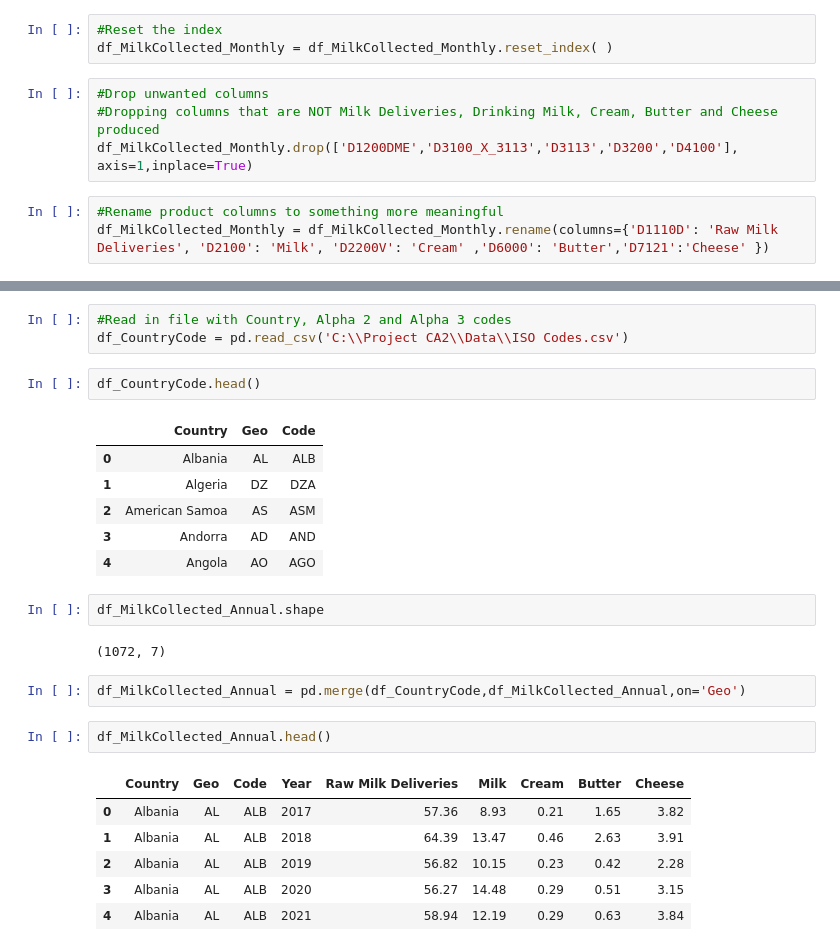
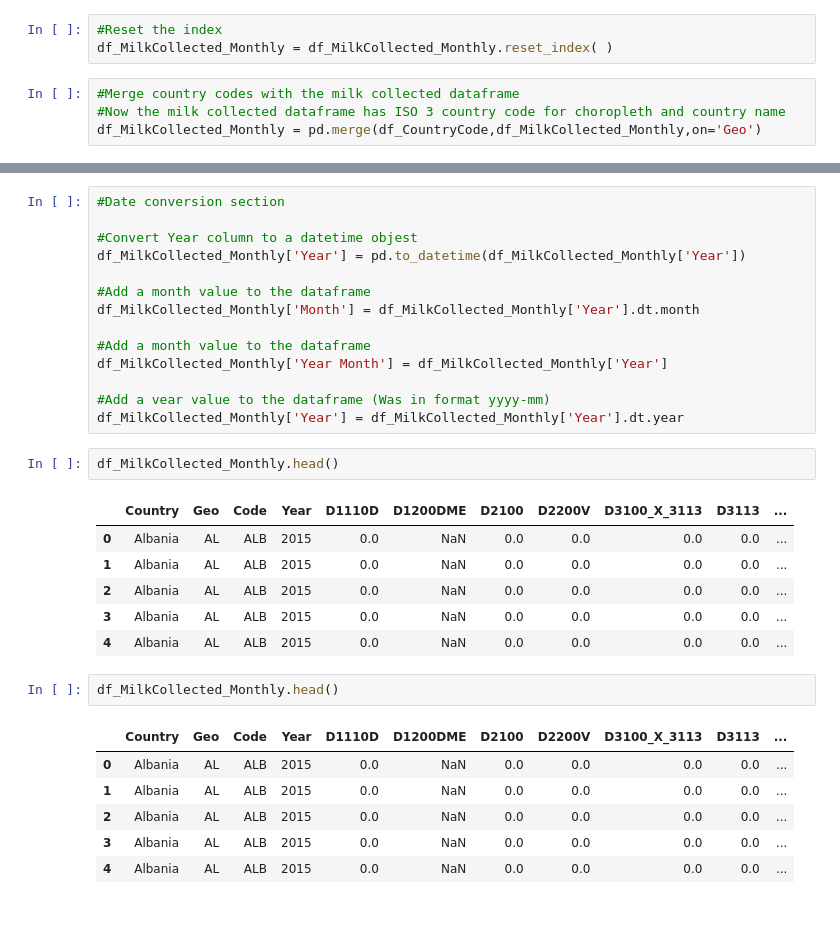
Before and after one commit to AntonyWalsh/CA2-DS, a Jupyter notebook: CA2.ipynb, the cells around one changed output, grey strips where cells are left out. Saved outputs shown, nothing was run; the diff lists cells and outputs as text; blank space fills up the shorter version.

```diff
--- a/CA2.ipynb
+++ b/CA2.ipynb
@@ -162,13 +201,10 @@ df_MilkCollected_Monthly = df_MilkCollected.pivot_table(index = ['Year','Geo'],
 # %%
 #Reset the index
 df_MilkCollected_Monthly = df_MilkCollected_Monthly.reset_index( )
-# %%
-#Drop unwanted columns
-#Dropping columns that are NOT Milk Deliveries, Drinking Milk, Cream, Butter and Cheese produced
-df_MilkCollected_Monthly.drop(['D1200DME','D3100_X_3113','D3113','D3200','D4100'], axis=1,inplace=True)
-# %%
-#Rename product columns to something more meaningful
-df_MilkCollected_Monthly = df_MilkCollected_Monthly.rename(columns={'D1110D': 'Raw Milk Deliveries', 'D2100': 'Milk', 'D2200V': 'Cream' ,'D6000': 'Butter','D7121':'Cheese' })
+# %%
+#Merge country codes with the milk collected dataframe
+#Now the milk collected dataframe has ISO 3 country code for choropleth and country name
+df_MilkCollected_Monthly = pd.merge(df_CountryCode,df_MilkCollected_Monthly,on='Geo')
 # %%
 df_MilkCollected_Monthly.head()
 # %% [output]
@@ -181,27 +217,32 @@ df_MilkCollected_Monthly.head()
-# %%
-#Read in file with Country, Alpha 2 and Alpha 3 codes
-df_CountryCode = pd.read_csv('C:\\Project CA2\\Data\\ISO Codes.csv')
+# %%
+#Date conversion section
+
+#Convert Year column to a datetime objest
+df_MilkCollected_Monthly['Year'] = pd.to_datetime(df_MilkCollected_Monthly['Year'])
+
+#Add a month value to the dataframe
+df_MilkCollected_Monthly['Month'] = df_MilkCollected_Monthly['Year'].dt.month
+
+#Add a month value to the dataframe
+df_MilkCollected_Monthly['Year Month'] = df_MilkCollected_Monthly['Year']
+
+#Add a vear value to the dataframe (Was in format yyyy-mm)
+df_MilkCollected_Monthly['Year'] = df_MilkCollected_Monthly['Year'].dt.year
 # %%
-df_CountryCode.head()
+df_MilkCollected_Monthly.head()
 # %% [output]
-|  | Country | Geo | Code |
-| 0 | Albania | AL | ALB |
-| 1 | Algeria | DZ | DZA |
-| 2 | American Samoa | AS | ASM |
-| 3 | Andorra | AD | AND |
-| 4 | Angola | AO | AGO |
+|  | Country | Geo | Code | Year | D1110D | D1200DME | D2100 | D2200V | D3100_X_3113 | D3113 | ... |
+| 0 | Albania | AL | ALB | 2015 | 0.0 | NaN | 0.0 | 0.0 | 0.0 | 0.0 | ... |
+| 1 | Albania | AL | ALB | 2015 | 0.0 | NaN | 0.0 | 0.0 | 0.0 | 0.0 | ... |
+| 2 | Albania | AL | ALB | 2015 | 0.0 | NaN | 0.0 | 0.0 | 0.0 | 0.0 | ... |
+| 3 | Albania | AL | ALB | 2015 | 0.0 | NaN | 0.0 | 0.0 | 0.0 | 0.0 | ... |
+| 4 | Albania | AL | ALB | 2015 | 0.0 | NaN | 0.0 | 0.0 | 0.0 | 0.0 | ... |
-# %%
-df_MilkCollected_Annual.shape
-# %% [output]
-(1072, 7)
-# %%
-df_MilkCollected_Annual = pd.merge(df_CountryCode,df_MilkCollected_Annual,on='Geo')
 # %%
-df_MilkCollected_Annual.head()
+df_MilkCollected_Monthly.head()
 # %% [output]
-|  | Country | Geo | Code | Year | Raw Milk Deliveries | Milk | Cream | Butter | Cheese |
-| 0 | Albania | AL | ALB | 2017 | 57.36 | 8.93 | 0.21 | 1.65 | 3.82 |
-| 1 | Albania | AL | ALB | 2018 | 64.39 | 13.47 | 0.46 | 2.63 | 3.91 |
-| 2 | Albania | AL | ALB | 2019 | 56.82 | 10.15 | 0.23 | 0.42 | 2.28 |
-| 3 | Albania | AL | ALB | 2020 | 56.27 | 14.48 | 0.29 | 0.51 | 3.15 |
-| 4 | Albania | AL | ALB | 2021 | 58.94 | 12.19 | 0.29 | 0.63 | 3.84 |
+|  | Country | Geo | Code | Year | D1110D | D1200DME | D2100 | D2200V | D3100_X_3113 | D3113 | ... |
+| 0 | Albania | AL | ALB | 2015 | 0.0 | NaN | 0.0 | 0.0 | 0.0 | 0.0 | ... |
+| 1 | Albania | AL | ALB | 2015 | 0.0 | NaN | 0.0 | 0.0 | 0.0 | 0.0 | ... |
+| 2 | Albania | AL | ALB | 2015 | 0.0 | NaN | 0.0 | 0.0 | 0.0 | 0.0 | ... |
+| 3 | Albania | AL | ALB | 2015 | 0.0 | NaN | 0.0 | 0.0 | 0.0 | 0.0 | ... |
+| 4 | Albania | AL | ALB | 2015 | 0.0 | NaN | 0.0 | 0.0 | 0.0 | 0.0 | ... |
```
Also changed, not shown: parts of 71 cells of this notebook.
